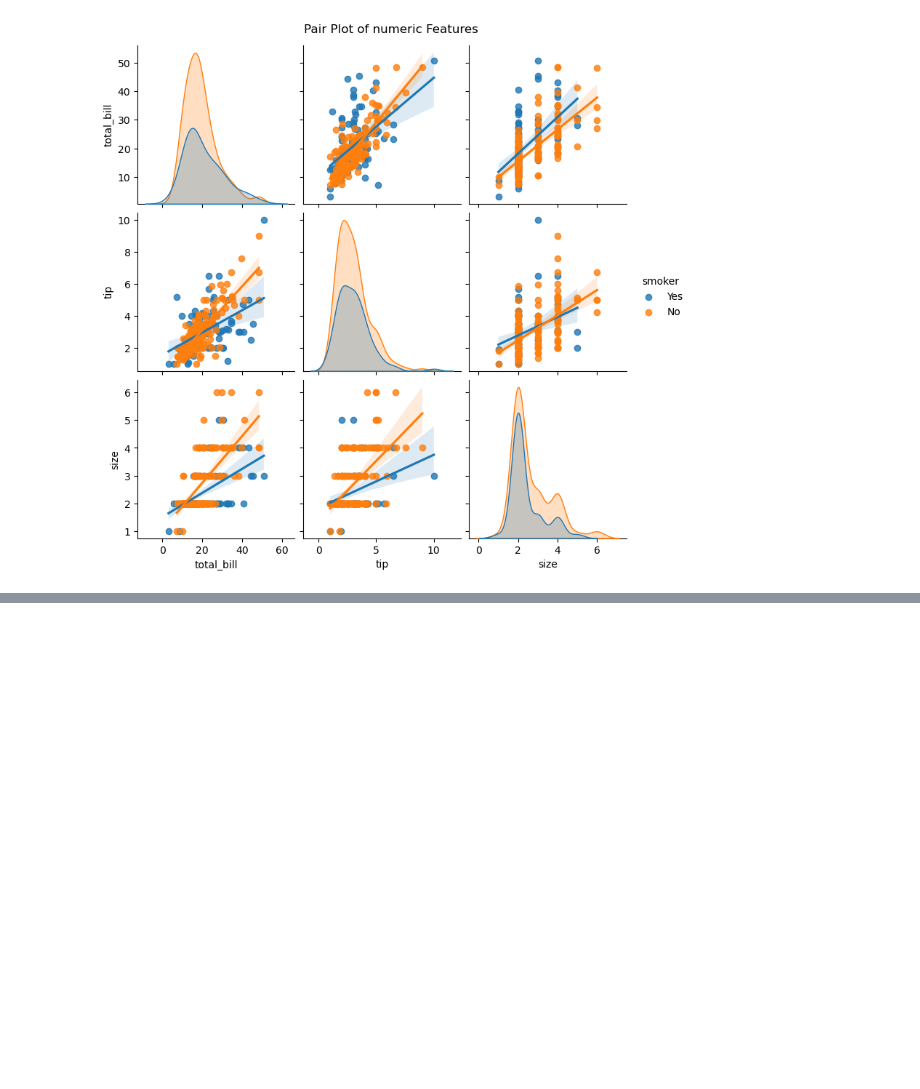
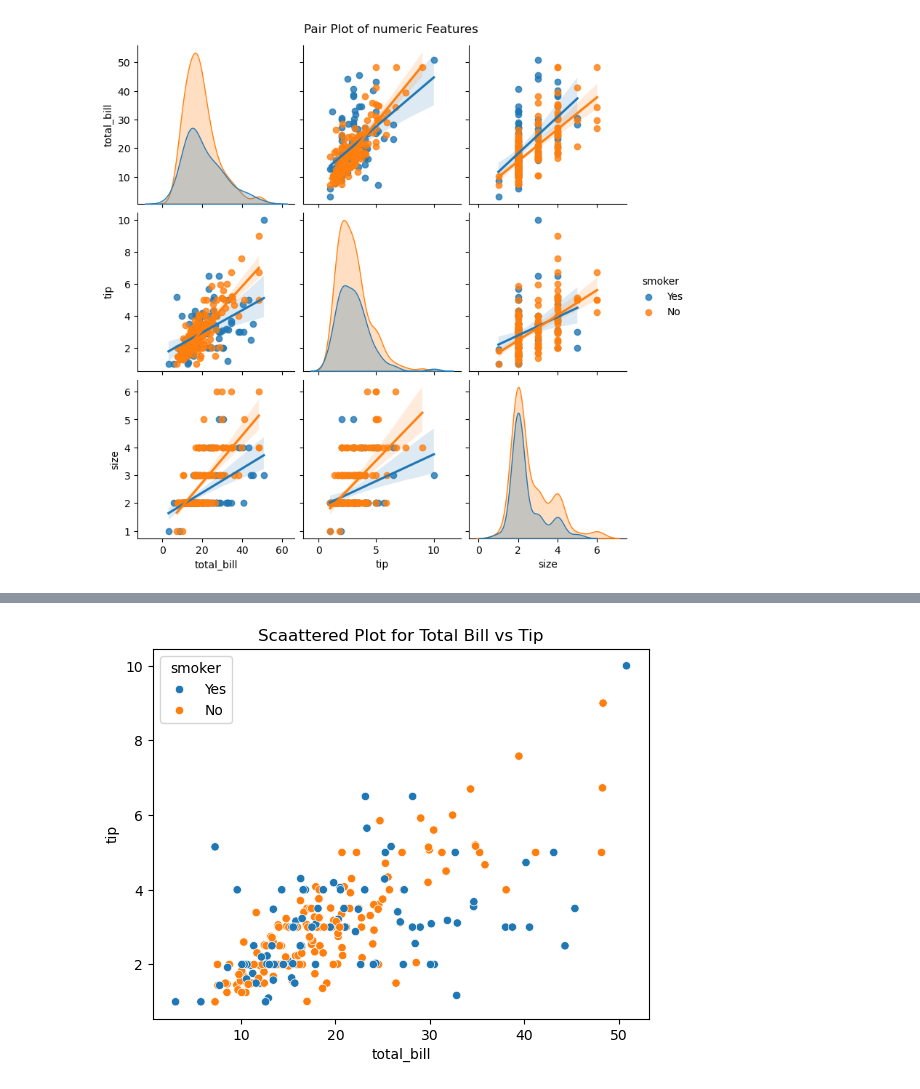
Before and after one commit to RoktimTaye/TIHAN-HYDRABAD-CLASSES, a Jupyter notebook: MODULE 1/Data_Visual_Lecture2.ipynb, the cells around one changed output, grey strips where cells are left out. Saved outputs shown, nothing was run; the diff lists cells and outputs as text; code cells hidden in the pictures; blank space fills up the shorter version.

```diff
--- a/MODULE 1/Data_Visual_Lecture2.ipynb
+++ b/MODULE 1/Data_Visual_Lecture2.ipynb
@@ -52,0 +63,9 @@ plt.show()
+# %%
+sns.scatterplot(data=df,
+                x='total_bill',
+                y='tip',
+                hue='smoker')
+plt.title('Scaattered Plot for Total Bill vs Tip')
+plt.show()
+# %% [output]
+[figure, added]
```
Also changed, not shown: parts of 2 cells of this notebook.
